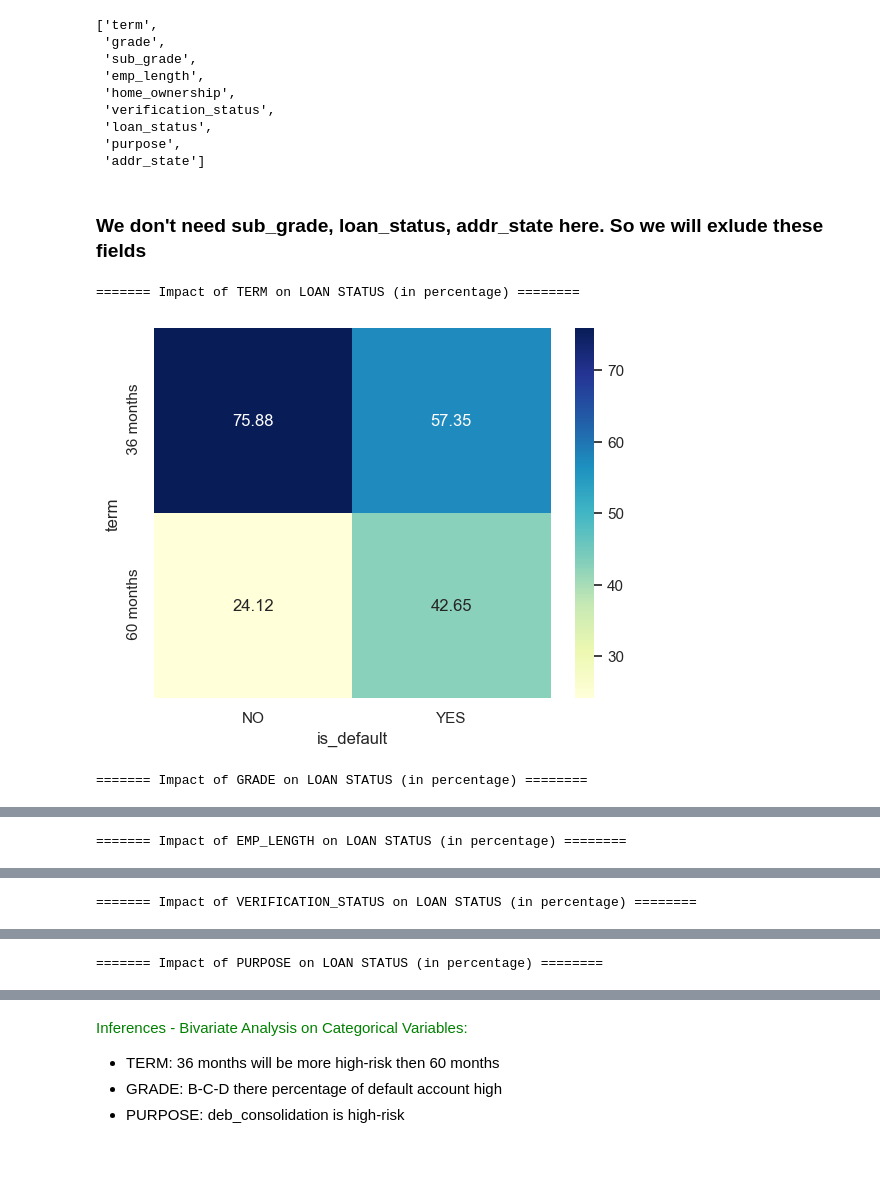
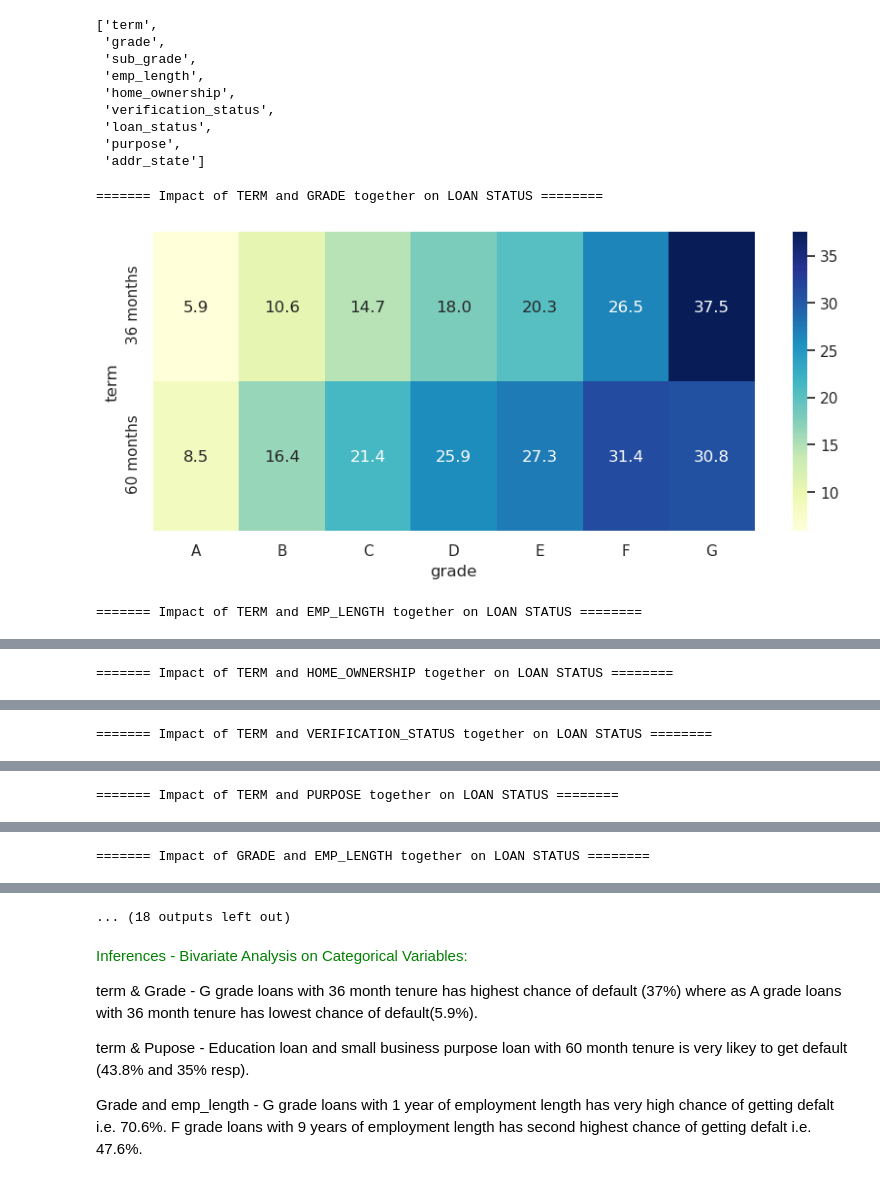
Before and after one commit to irish-luong/LandingClubCaseStudy, a Jupyter notebook: Dnyaneshwari_DucLuong_lending_club_case_study.ipynb, the cells around one changed output, grey strips where cells are left out. Cells and saved outputs as stored; diff of their text form; code cells hidden in the pictures.

Commit message:
Added Segmented univariate analysis and Bivariate analysis on categorical variables

```diff
--- a/Dnyaneshwari_DucLuong_lending_club_case_study.ipynb
+++ b/Dnyaneshwari_DucLuong_lending_club_case_study.ipynb
@@ -62,7 +47,7 @@ constant_df = constant_df.rename(columns={'index': 'field'}).sort_values(by='uni
 constant_df = constant_df[constant_df['unique_value'] == 1]
 
 # Figure Size
-fig, ax = plt.subplots(figsize =(9, 24))
+fig, ax = plt.subplots(figsize =(9, 5))
 
 # Horizontal Bar Plot
 ax.barh(constant_df["field"], constant_df["unique_value"])
@@ -76,7 +61,7 @@ ax.xaxis.set_ticks_position('none')
 ax.yaxis.set_ticks_position('none')
 
 # Set title
-ax.set_title('Number of Unique Value In Per Field')
+ax.set_title('Single Valued Fields')
 ax.set_xlabel('count')
 
 # Add padding between axes and labels
@@ -126,7 +111,7 @@ missing_df = missing_df.sort_values(by="percent_missing", ascending=False)
 
 missing_df = missing_df[missing_df['percent_missing'] > 0]
 # Figure Size
-fig, ax = plt.subplots(figsize =(9, 9))
+fig, ax = plt.subplots(figsize =(6, 6))
 
 # Horizontal Bar Plot
 ax.barh(missing_df["field"], missing_df["percent_missing"])
@@ -259,6 +238,7 @@ df7['last_credit_pull_d'] = df6['last_credit_pull_d'].apply(lambda x: pd.to_date
 # %%
 df_final = df7.copy()
 df_final['is_default'] = df7['loan_status'].apply(lambda x: 'YES' if x == 'Charged Off' else 'NO')
+df_final['default_status'] = df7['loan_status'].apply(lambda x: 1 if x == 'Charged Off' else 0)
 df_final.head()
 # %% [output]
 |  | loan_amnt | funded_amnt | funded_amnt_inv | term | int_rate | installment | grade | sub_grade | ... |
@@ -318,6 +298,7 @@ for field in unordered_categorical:
     item_count = df_final[field].nunique()
     n, bins, patches = plt.hist(df_final[field], bins=item_count, color='skyblue', edgecolor='black')
 
+    sns.set(rc={'figure.figsize': (8, 3)})
     plt.title(field)
     plt.xticks(rotation = 90)
 
@@ -604,36 +739,36 @@ categorical_variables
  'loan_status',
  'purpose',
  'addr_state']
-# %% [markdown]
-### We don't need sub_grade, loan_status, addr_state here. So we will exlude these fields
 # %%
-excluded_categorical_fields = ['sub_grade', 'loan_status', 'addr_state']
+fields = ['term',
+ 'grade',
+ 'emp_length',
+ 'home_ownership',
+ 'verification_status',
+ 'purpose']
 
-for f in categorical_variables:
+for i in range(len(fields)):
+    for j in range(i + 1, len(fields)):
+        row = fields[i]
+        column = fields[j]
 
-    # Exclude no-need fields
-    if f in excluded_categorical_fields:
-        continue
+        t = pd.pivot_table(
+            df_final,
+            index=row,
+            columns=column,
+            values='default_status',
+            aggfunc='mean',
+            ).apply(lambda x: x * 100)
 
-    t = pd.pivot_table(
-        df_final,
-        index=f,
-        columns='is_default',
-        values='loan_amnt',
-        aggfunc='count',
-        ).apply(lambda x: round(x*100/sum(x), 2)).sort_values(by=['YES'], ascending=False)
+        if len(t) == 0:
+            continue
 
-    t.dropna(inplace=True)
+        print(f"\n======= Impact of {row.upper()} and {column.upper()} together on LOAN STATUS ========\n")
 
-    if len(t) == 0:
-        continue
-
-    F = f.upper()
-    print(f"\n======= Impact of {F} on LOAN STATUS (in percentage) ========\n")
-
-    sns.heatmap(t, cmap='YlGnBu',annot=True, fmt='0.2f')
-    plt.show()
+        sns.set(rc={'figure.figsize': (10, 4)})
+        sns.heatmap(t, cmap='YlGnBu',annot=True, fmt='0.1f')
+        plt.show()
 # %% [output]
-======= Impact of TERM on LOAN STATUS (in percentage) ========
+======= Impact of TERM and GRADE together on LOAN STATUS ========
-[figure, old version]
+[figure, new version]
-======= Impact of GRADE on LOAN STATUS (in percentage) ========
+======= Impact of TERM and EMP_LENGTH together on LOAN STATUS ========
@@ -641 +776 @@ for f in categorical_variables:
-======= Impact of EMP_LENGTH on LOAN STATUS (in percentage) ========
+======= Impact of TERM and HOME_OWNERSHIP together on LOAN STATUS ========
@@ -643 +778 @@ for f in categorical_variables:
-======= Impact of VERIFICATION_STATUS on LOAN STATUS (in percentage) ========
+======= Impact of TERM and VERIFICATION_STATUS together on LOAN STATUS ========
@@ -645 +780 @@ for f in categorical_variables:
-======= Impact of PURPOSE on LOAN STATUS (in percentage) ========
+======= Impact of TERM and PURPOSE together on LOAN STATUS ========
@@ -646,0 +782 @@ for f in categorical_variables:
+======= Impact of GRADE and EMP_LENGTH together on LOAN STATUS ========
@@ -647,6 +784,9 @@ for f in categorical_variables:
+... (18 outputs left out)
 # %% [markdown]
 <span style="color:green">Inferences - Bivariate Analysis on Categorical Variables:  </span>
 
-- TERM: 36 months will be more high-risk then 60 months
-- GRADE: B-C-D there percentage of default account high
-- PURPOSE: deb_consolidation is high-risk
+term & Grade - G grade loans with 36 month tenure has highest chance of default (37%) where as A grade loans with 36 month tenure has lowest chance of default(5.9%).
+
+term & Pupose - Education loan and small business purpose loan with 60 month tenure is very likey to get default (43.8% and 35% resp).
+
+Grade and emp_length - G grade loans with 1 year of employment length has very high chance of getting defalt i.e. 70.6%. F grade loans with 9 years of employment length has second highest chance of getting defalt i.e. 47.6%.
```
Also changed, not shown: parts of 23 cells of this notebook.
